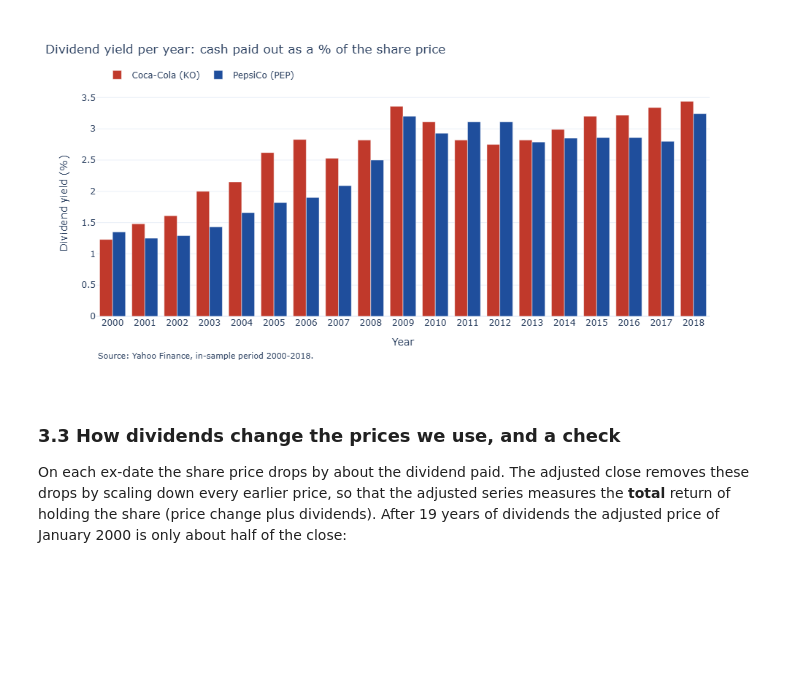
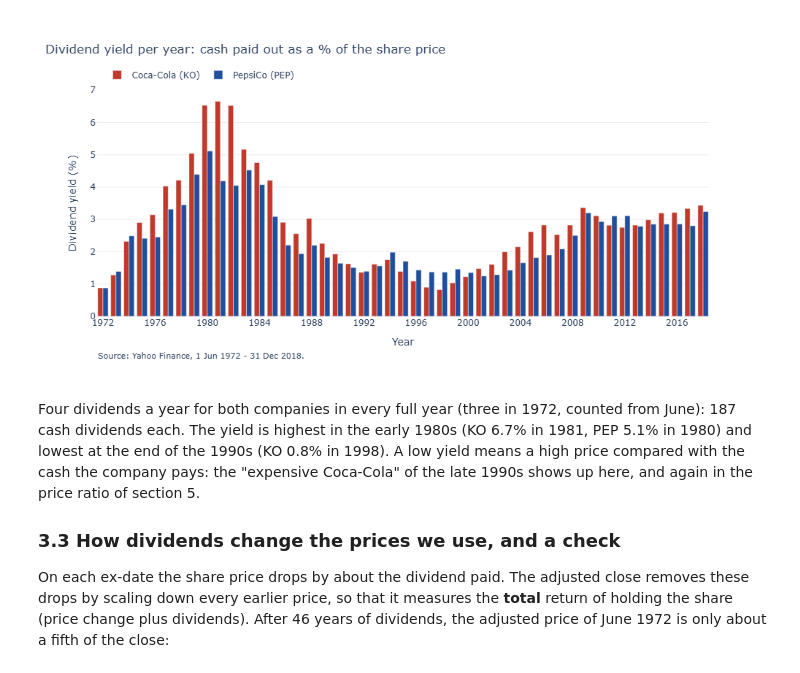
Before and after one commit to gianleonardosalvemini-tech/bsq-pairs-trading, a Jupyter notebook: notebooks/01_data.ipynb, the cells around one changed output. Cells and saved outputs as stored; diff of their text form; code cells hidden in the pictures; blank space fills up the shorter version.

Commit message:
feat: rebuild phase 1 as a full-history warm-up

```diff
--- a/notebooks/01_data.ipynb
+++ b/notebooks/01_data.ipynb
@@ -227,20 +239,25 @@ reported by Yahoo is wrong and is left out here; it is explained in section 3.4.
 # %%
 reported = events.loc[events["dividend"] > 0]  # everything Yahoo reports
 wrong = [(pd.Timestamp(e.ex_date), e.ticker) for e in KNOWN_DIVIDEND_ERRORS]
-is_wrong = [
-    (day, ticker) in wrong for day, ticker in zip(reported.index, reported["ticker"], strict=True)
-]
-dividends = reported.loc[[not flag for flag in is_wrong]]  # the dividends actually paid
-close = raw["Close"]
-table = {}
+SPIN_OFF = (pd.Timestamp("1997-10-07"), "PEP")  # Tricon shares, recorded as a dividend
+keys = list(zip(reported.index, reported["ticker"], strict=True))
+dividends = reported.loc[[key not in wrong and key != SPIN_OFF for key in keys]]  # cash paid
+yearly = {}
 for ticker in ("KO", "PEP"):
     paid = dividends.loc[dividends["ticker"] == ticker, "dividend"]
-    by_year = paid.groupby(paid.index.year)
     avg_price = close[ticker].groupby(close.index.year).mean()
-    table[(ticker, "number")] = by_year.size()
-    table[(ticker, "$ per share")] = by_year.sum().round(3)
-    table[(ticker, "yield %")] = (100 * by_year.sum() / avg_price).round(2)
-dividend_table = pd.DataFrame(table)
-dividend_table.index.name = "year"
-dividend_table
+    yearly[(ticker, "number")] = paid.groupby(paid.index.year).size()
+    yearly[(ticker, "yield %")] = 100 * paid.groupby(paid.index.year).sum() / avg_price
+yearly = pd.DataFrame(yearly)
+yearly.index.name = "year"
+by_decade = yearly.groupby((yearly.index // 10) * 10).agg(
+    {
+        ("KO", "number"): "sum",
+        ("KO", "yield %"): "mean",
+        ("PEP", "number"): "sum",
+        ("PEP", "yield %"): "mean",
+    }
+)
+by_decade.index = [f"{decade}s" for decade in by_decade.index]
+by_decade.round(1)
 # %% [output]
@@ -268,8 +273,8 @@ fig = go.Figure()
 for ticker in ("KO", "PEP"):
     fig.add_trace(
         go.Bar(
-            x=dividend_table.index,
-            y=dividend_table[(ticker, "yield %")],
+            x=yearly.index,
+            y=yearly[(ticker, "yield %")],
             name=NAMES[ticker],
             marker_color=COLORS[ticker],
         )
@@ -281,7 +286,7 @@ finish_figure(
     "Dividend yield (%)",
     SOURCE,
 )
-fig.update_xaxes(dtick=1)
+fig.update_xaxes(dtick=4)
 save_figure(fig, "01_dividend_yield", figures_dir)
 fig.show()
 # %% [output]
@@ -289,11 +294,17 @@ fig.show()
-[figure, old version]
+[figure, new version]
 # %% [markdown]
+Four dividends a year for both companies in every full year (three in 1972, counted from June):
+187 cash dividends each. The yield is highest in the early 1980s (KO 6.7% in 1981, PEP 5.1% in 1980)
+and lowest at the end of the 1990s (KO 0.8% in 1998). A low yield means a high price compared with the
+cash the company pays: the "expensive Coca-Cola" of the late 1990s shows up here, and again in the
+price ratio of section 5.
+
 ### 3.3 How dividends change the prices we use, and a check
 
 On each ex-date the share price drops by about the dividend paid. The adjusted close removes these
-drops by scaling down every earlier price, so that the adjusted series measures the **total** return
-of holding the share (price change plus dividends). After 19 years of dividends the adjusted price of
-January 2000 is only about half of the close:
+drops by scaling down every earlier price, so that it measures the **total** return of holding the
+share (price change plus dividends). After 46 years of dividends, the adjusted price of June 1972 is
+only about a fifth of the close:
 # %%
 first, last = raw.index[0], raw.index[-1]
 levels = pd.DataFrame(
```
Also changed, not shown: parts of 83 cells of this notebook, 8 other files.
